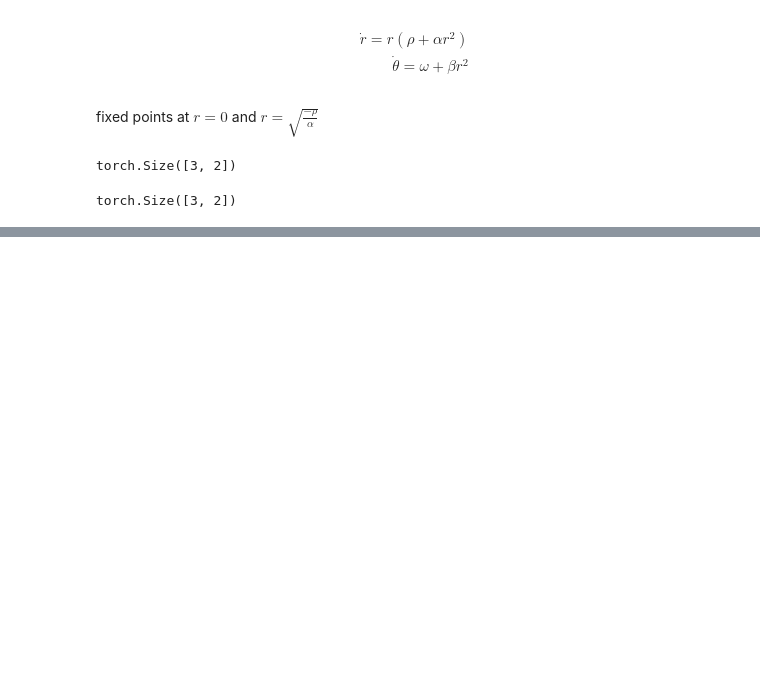
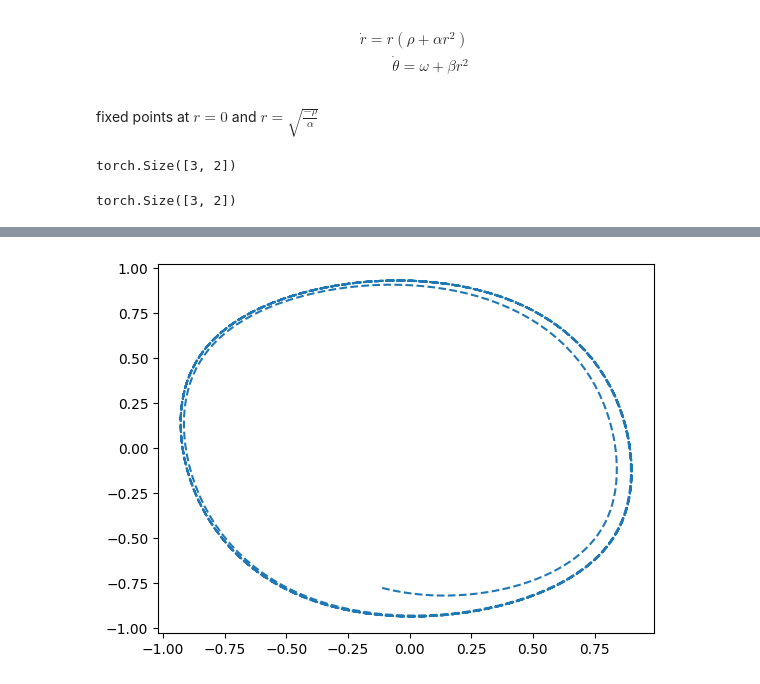
Before and after one commit to JPROSS18/JackRoss-PhD-Notes, a Jupyter notebook: NODE_Dynamic_Bifurcation_Parameter/DyBif_NODE_v2.ipynb, the cells around one changed output, grey strips where cells are left out. Cells and saved outputs as stored; diff of their text form; code cells hidden in the pictures; blank space fills up the shorter version.

```diff
--- a/NODE_Dynamic_Bifurcation_Parameter/DyBif_NODE_v2.ipynb
+++ b/NODE_Dynamic_Bifurcation_Parameter/DyBif_NODE_v2.ipynb
@@ -191,8 +169,7 @@ class Dynamic_Bif_NODE(nodes.Simple_FeedforwardNN):
         out = self.network(input) #(num_traj, spatial_dim+drivers)
         return out
 # %%
-model = Dynamic_Bif_NODE(input_dim=4, output_dim=3, depth=2, width=10, activation_func=nn.Tanh())
-model.set_parameter(r = lambda t: 1)
+model = NODE(input_dim=lc.system_dim, output_dim=lc.system_dim, depth=5, width=20, activation_func=nn.Tanh())
 # %%
 #Saving loss and setting optimiser
 loss_list = []
@@ -344,0 +288,5 @@ plt.show()
+# %%
+a= torch.linspace(-1, 1, 10);
+init_pts = torch.cartesian_prod(a, a)
+# %%
+test_data_node = odeint(model, init_pts, torch.arange(t_span[0], 30, dt), method='rk4')
@@ -344,0 +297,8 @@ plt.show()
+# %%
+i = 0
+# %%
+
+plt.plot(test_data_node[:, i, 0].detach().numpy(), test_data_node[:, i, 1].detach().numpy(), linestyle='--')
+i = i + 1
+# %% [output]
+[figure, added]
```
Also changed, not shown: parts of 23 cells of this notebook, 1 other file.
